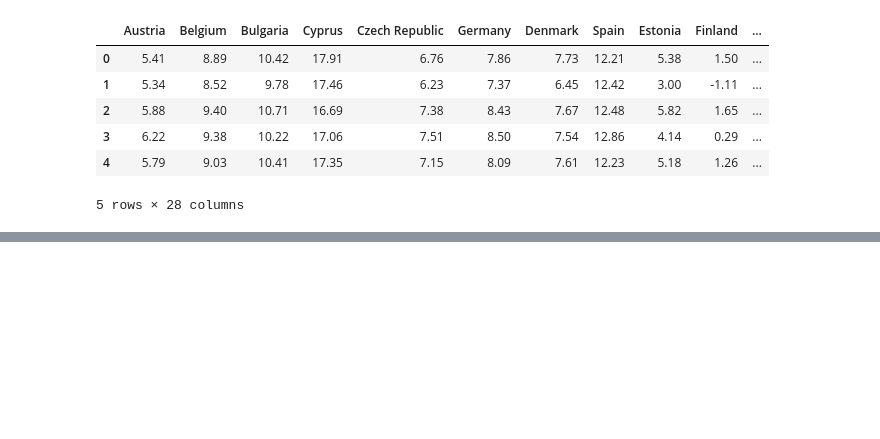
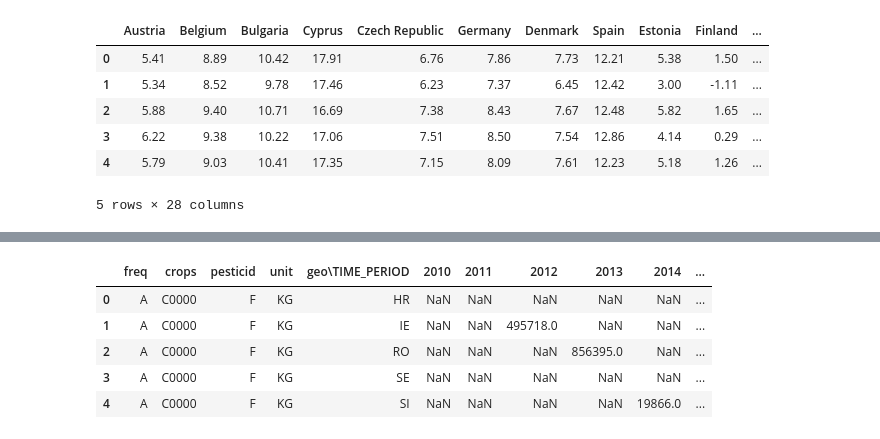
Before and after one commit to sba22206/semester1_ca2, a Jupyter notebook: load_and_write_data.ipynb, the cells around one changed output, grey strips where cells are left out. Cells and saved outputs as stored; diff of their text form; code cells hidden in the pictures; blank space fills up the shorter version.

```diff
--- a/load_and_write_data.ipynb
+++ b/load_and_write_data.ipynb
@@ -129,0 +333,2 @@ temper_df_concat.to_csv('temperature.csv')
+# %%
+pesticides = eurostat.get_data_df('aei_pestuse')
@@ -129,0 +355,9 @@ temper_df_concat.to_csv('temperature.csv')
+# %%
+pesticides.head()
+# %% [output]
+|  | freq | crops | pesticid | unit | geo\TIME_PERIOD | 2010 | 2011 | 2012 | 2013 | 2014 | ... |
+| 0 | A | C0000 | F | KG | HR | NaN | NaN | NaN | NaN | NaN | ... |
+| 1 | A | C0000 | F | KG | IE | NaN | NaN | 495718.0 | NaN | NaN | ... |
+| 2 | A | C0000 | F | KG | RO | NaN | NaN | NaN | 856395.0 | NaN | ... |
+| 3 | A | C0000 | F | KG | SE | NaN | NaN | NaN | NaN | NaN | ... |
+| 4 | A | C0000 | F | KG | SI | NaN | NaN | NaN | NaN | 19866.0 | ... |
```
Also changed, not shown: parts of 48 cells of this notebook.
